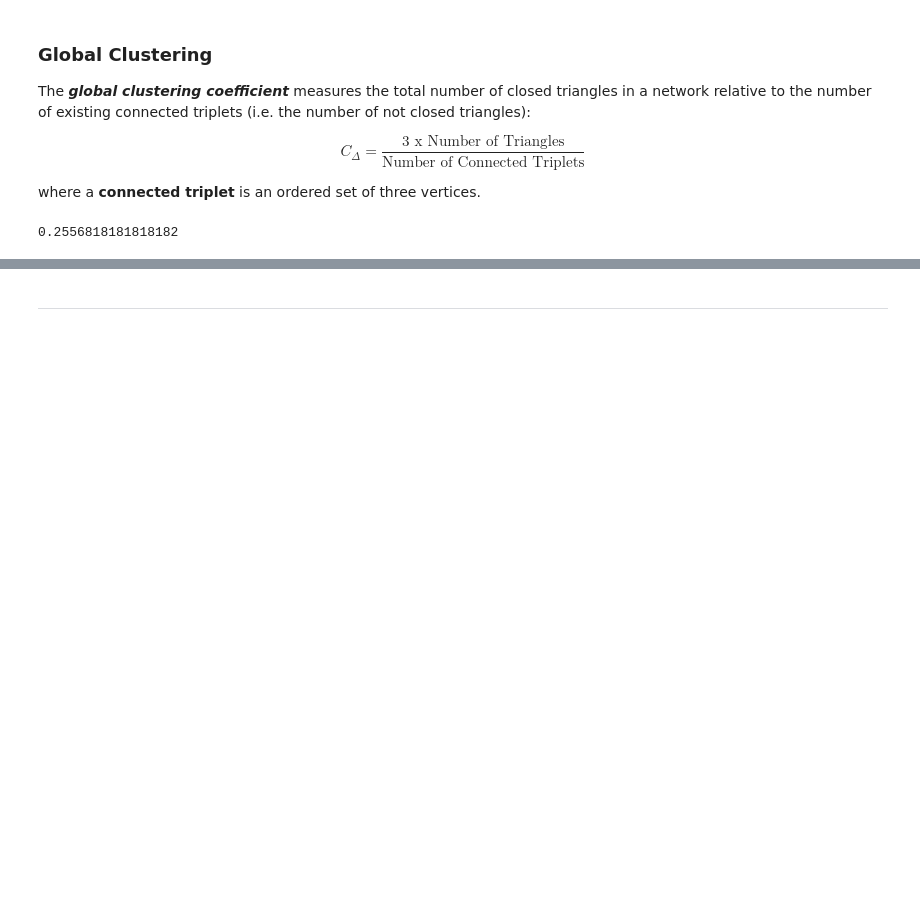
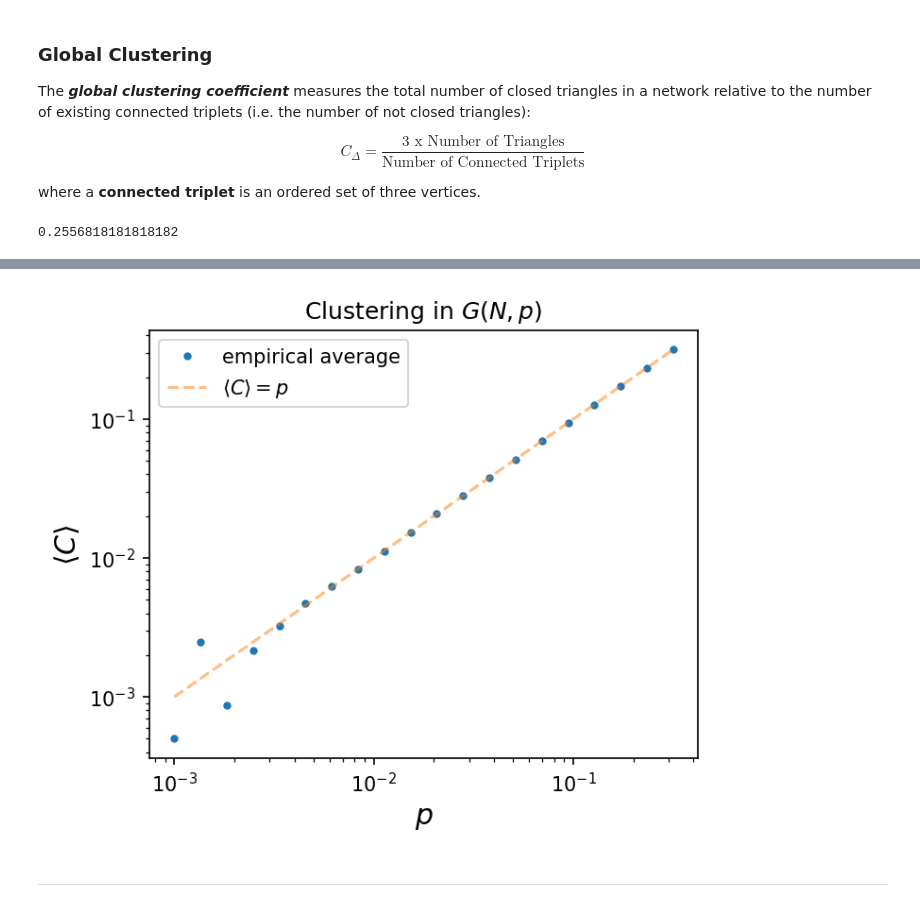
Before and after one commit to asmithh/network-science-data-book, a Jupyter notebook: class_03_networkx2.ipynb, the cells around one changed output, grey strips where cells are left out. Drawn from its saved outputs; the diff is of its cells as text; code cells hidden in the pictures; blank space fills up the shorter version.

```diff
--- a/class_03_networkx2.ipynb
+++ b/class_03_networkx2.ipynb
@@ -581,0 +623,3 @@ print({i:sum([1 for neighs in combinations(list(G.neighbors(i)),2)
+# %%
+r = 2
+list(combinations(list1, r))
@@ -669,8 +792,0 @@ Show this numerically.
-# %%
-N = 1000
-p = 0.01
-B = 100 # number of replications
-actual_av_clustering = [nx.average_clustering(nx.gnp_random_graph(N,p)) for b in range(B)]
-print("Expected average clustering coefficient: %1.4f" % p)
-print("Actual average clustering coefficient: %1.4f (mean over %i replications)"%(
-    np.mean(actual_av_clustering),B))
@@ -679,0 +793,13 @@ Actual average clustering coefficient: 0.0099 (mean over 100 replications)
+# %%
+N = 500
+ps = np.logspace(-3,-0.5,20)
+niter = 100
+clustering = []
+
+for p in ps:
+    tmp = []
+    for _ in range(niter):
+        G_i = nx.erdos_renyi_graph(N,p)
+        tmp.append(nx.transitivity(G_i))
+
+    clustering.append(np.mean(tmp))
@@ -680,3 +827,18 @@ Actual average clustering coefficient: 0.0099 (mean over 100 replications)
+# %%
+fig, ax = plt.subplots(1,1,figsize=(5,4),dpi=150)
+
+ax.loglog(ps, clustering, marker='.', lw=0, label='empirical average')
+ax.loglog(ps, ps, label=r'$\langle C \rangle = p$', alpha=0.5, ls='--')
+
+ax.legend()
+ax.set_xlabel(r'$p$', fontsize='x-large')
+ax.set_ylabel(r'$\langle C \rangle$', fontsize='x-large')
+
+ax.set_title(r'Clustering in $G(N,p)$')
+
+plt.show()
+# %% [output]
+[figure, added]
 # %% [markdown]
 ____________
 # %% [markdown]
```
Also changed, not shown: parts of 33 cells of this notebook, 4 other files.
